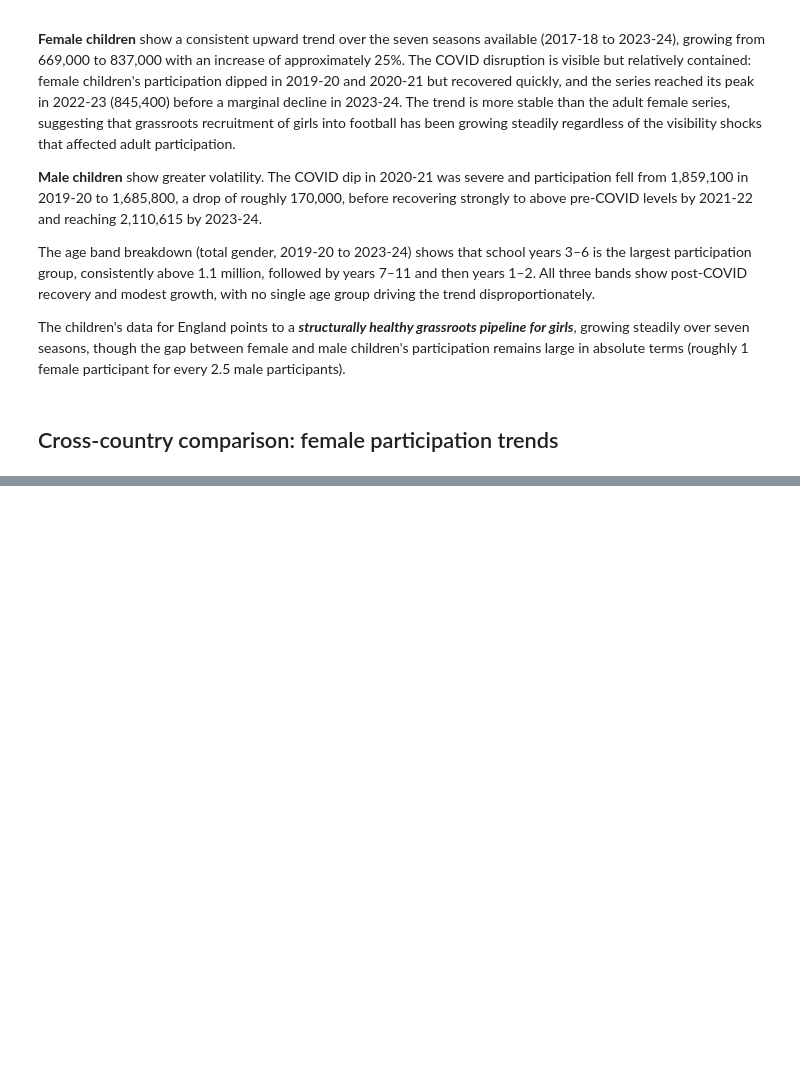
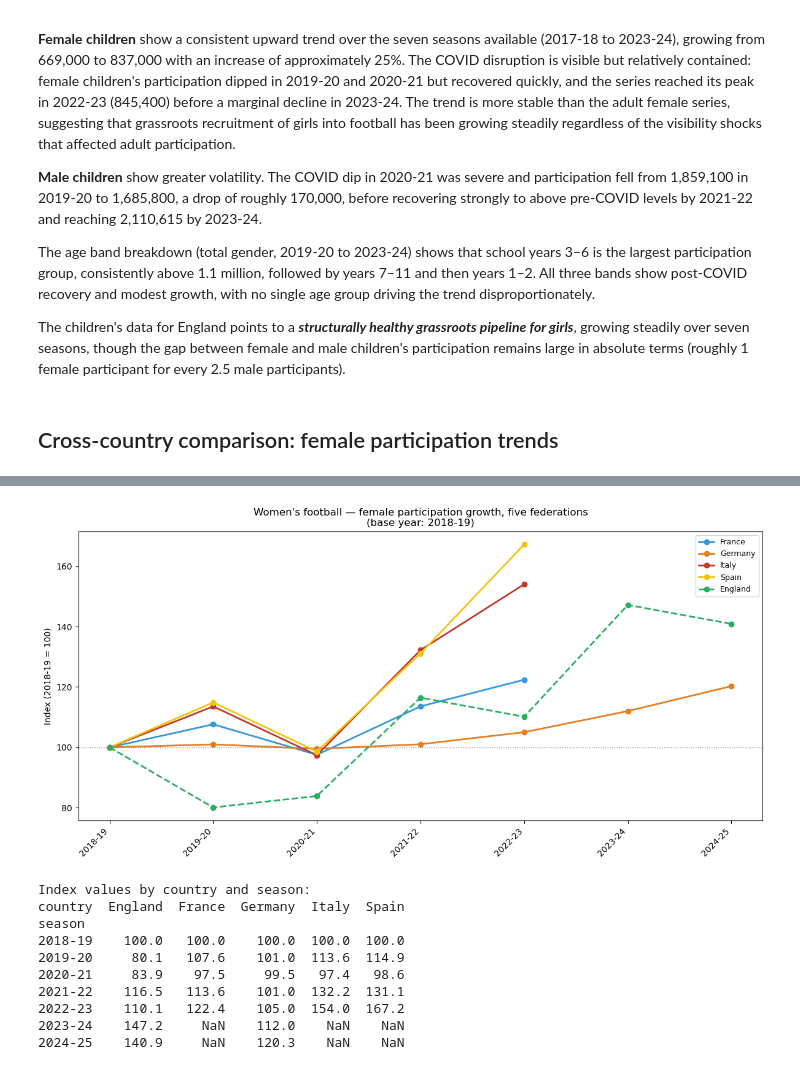
Before and after one commit to pacoraggio/inpat-expat, a Jupyter notebook: women-football/top5_participation_data.ipynb, the cells around one changed output, grey strips where cells are left out. Cells and saved outputs as stored; diff of their text form; code cells hidden in the pictures; blank space fills up the shorter version.

```diff
--- a/women-football/top5_participation_data.ipynb
+++ b/women-football/top5_participation_data.ipynb
@@ -2023,0 +2075,38 @@ plt.show()
+# %%
+fig, ax = plt.subplots(figsize=(12, 6))
+
+tier2_seasons = sorted(tier2["season"].unique())
+x_map2 = {s: i for i, s in enumerate(tier2_seasons)}
+
+for country in ["France", "Germany", "Italy", "Spain", "England"]:
+    df = tier2[tier2["country"] == country].sort_values("season")
+    x = [x_map2[s] for s in df["season"]]
+    ax.plot(x, df["index"].values, marker="o", linewidth=2,
+            color=country_colors[country], label=country,
+            linestyle="--" if country == "England" else "-")
+
+ax.axhline(100, color="grey", linestyle=":", linewidth=1)
+ax.set_xticks(range(len(tier2_seasons)))
+ax.set_xticklabels(tier2_seasons, rotation=45, ha="right")
+ax.set_ylabel("Index (2018-19 = 100)")
+ax.set_title("Women's football — female participation growth, five federations\n(base year: 2018-19)")
+ax.legend(fontsize=9)
+ax.yaxis.set_major_formatter(mticker.FuncFormatter(lambda v, _: f"{v:.0f}"))
+
+plt.tight_layout()
+plt.show()
+
+print("\nIndex values by country and season:")
+print(tier2.pivot(index="season", columns="country", values="index").round(1).to_string())
+# %% [output]
+[figure, added]
+Index values by country and season:
+country  England  France  Germany  Italy  Spain
+season
+2018-19    100.0   100.0    100.0  100.0  100.0
+2019-20     80.1   107.6    101.0  113.6  114.9
+2020-21     83.9    97.5     99.5   97.4   98.6
+2021-22    116.5   113.6    101.0  132.2  131.1
+2022-23    110.1   122.4    105.0  154.0  167.2
+2023-24    147.2     NaN    112.0    NaN    NaN
+2024-25    140.9     NaN    120.3    NaN    NaN
```
Also changed, not shown: parts of 26 cells of this notebook, 3 other files.
